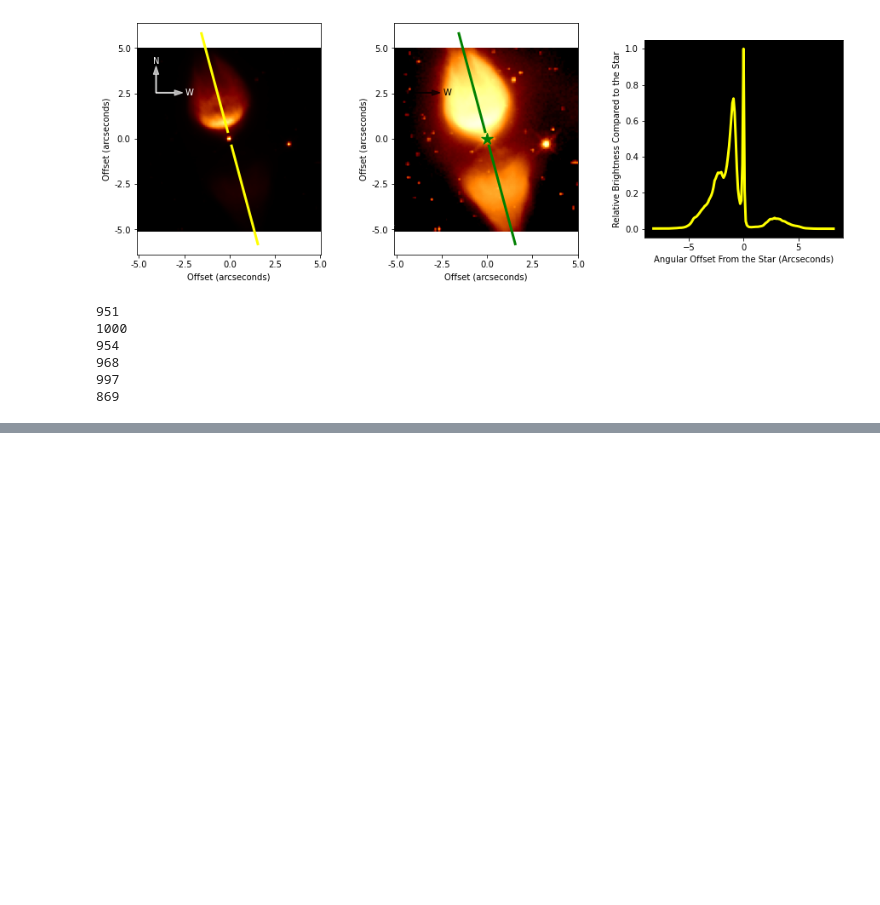
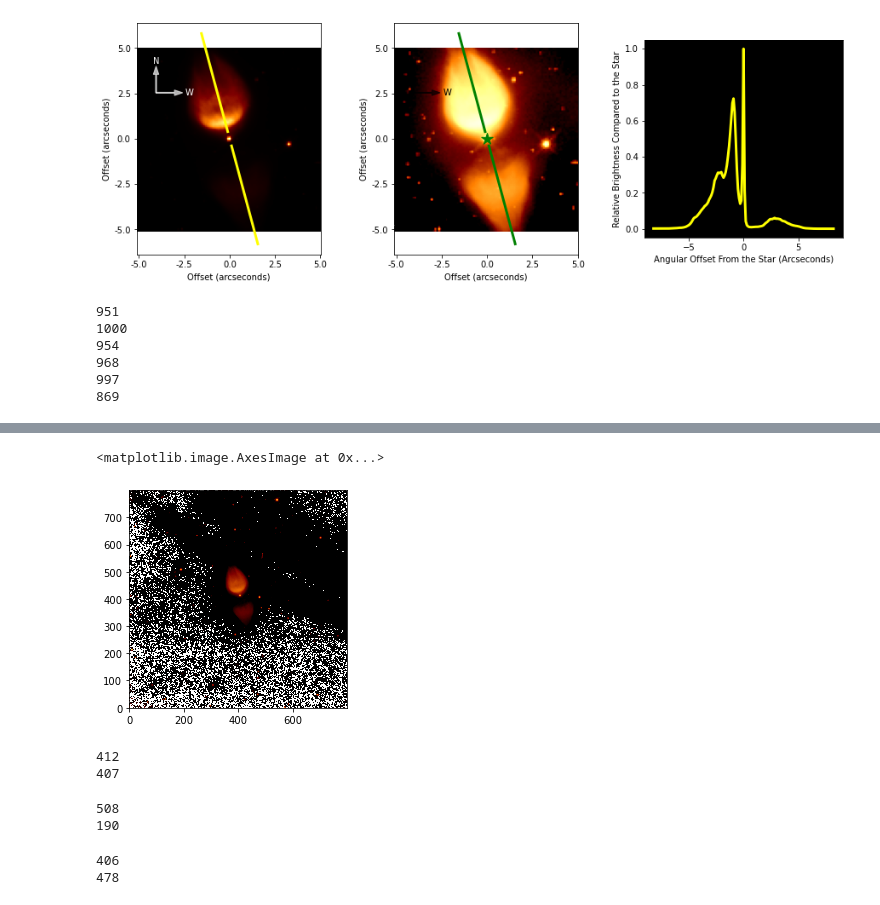
Before and after one commit to yunqibillyli/Project-Bipolar, a Jupyter notebook: Image Reader.ipynb, the cells around one changed output, grey strips where cells are left out. Cells and saved outputs as stored; diff of their text form; code cells hidden in the pictures; blank space fills up the shorter version.

```diff
--- a/Image Reader.ipynb
+++ b/Image Reader.ipynb
@@ -751,0 +802,36 @@ psf = data[997 - 50 : 997 + 50, 869 - 50 : 869 + 50]
+# %%
+data = fits.open("f547m_80s_raw_1.fits")[0].data[0]
+# %%
+plt.imshow(data, norm = c.LogNorm(vmin = data.max() / 10000), cmap = 'afmhot', origin = 'lower')
+# %% [output]
+<matplotlib.image.AxesImage at 0x...>
+[figure, added]
+# %%
+for i in range(len(data)):
+    for j in range(len(data[0])):
+        if np.abs(data[i][j] - 2870) <= 3:
+            print(i)
+            print(j)
+# %% [output]
+412
+407
+# %%
+# find PSF 1
+for i in range(len(data)):
+    for j in range(len(data[0])):
+        if np.abs(data[i][j] - 1862) <= 3:
+            print(i)
+            print(j)
+# %% [output]
+508
+190
+# %%
+# find PSF 2
+for i in range(len(data)):
+    for j in range(len(data[0])):
+        if np.abs(data[i][j] - 1879) <= 3:
+            print(i)
+            print(j)
+# %% [output]
+406
+478
```
Also changed, not shown: parts of 13 cells of this notebook, 12 other files.
